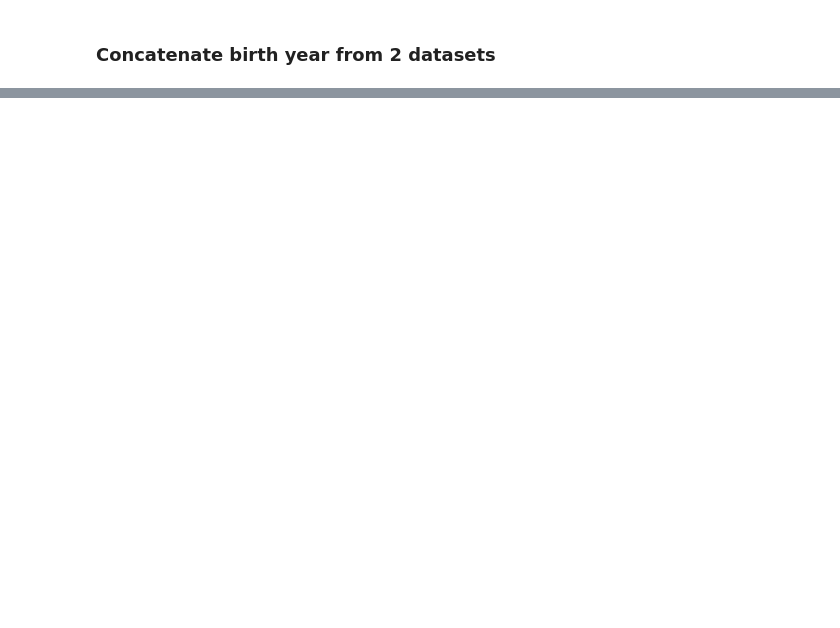
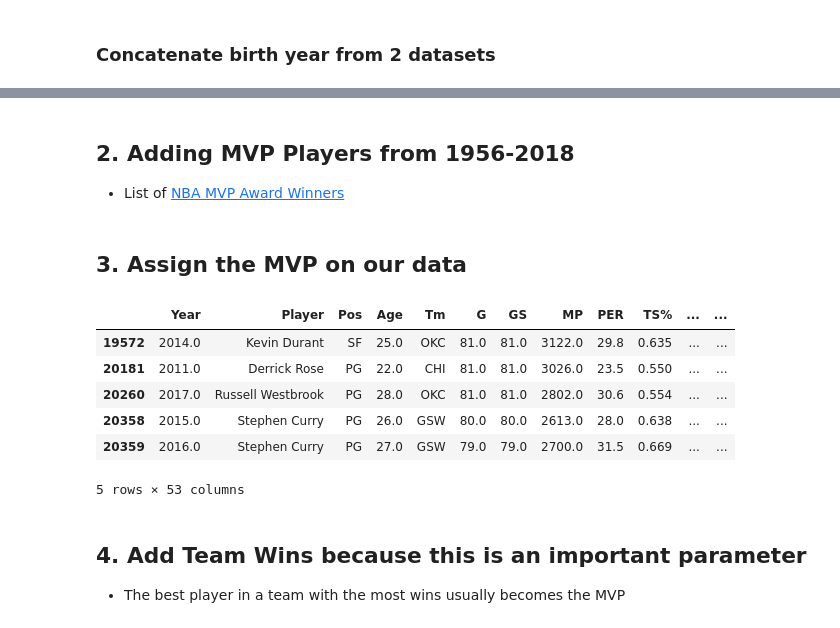
Before and after one commit to SamuelFolledo/DS2.1-Machine-Learning, a Jupyter notebook: Final Project/Final Project.ipynb, the cells around one changed output, grey strips where cells are left out. Cells and saved outputs as stored; diff of their text form; code cells hidden in the pictures; blank space fills up the shorter version.

```diff
--- a/Final Project/Final Project.ipynb
+++ b/Final Project/Final Project.ipynb
@@ -277,0 +283,2 @@ born
+# %%
+data = data[data["Tm"] !="TOT"]
@@ -277,0 +294,11 @@ born
+# %%
+data["PPG"] = data["PTS"] / data["G"]
+data["APG"] = data["AST"] / data["G"]
+data["RPG"] = data["TRB"] / data["G"]
+data["SPG"] = data["STL"] / data["G"]
+data["BPG"] = data["BLK"] / data["G"]
+data["FPG"] = data["PF"] / data["G"]
+data["TOVPG"] = data["TOV"] / data["G"]
+# %% [markdown]
+## 2. Adding MVP Players from 1956-2018
+- List of [NBA MVP Award Winners](https://www.nba.com/history/awards/mvp)
@@ -277,0 +340,25 @@ born
+# %% [markdown]
+## 3. Assign the MVP on our data
+# %%
+data['MVP'] = 0                       # make a new column called MVP and have all its values 0
+for i, row in data.iterrows():        # loop through each row in our data
+    for k, v in mvp_players.items():  # loop through each MVP
+        for year in v:                # loop through each year the player was an MVP
+            if row['Player'] != k:
+                break
+            elif(row['Year'] == year) & (row['Player'] == k):   # if we find the player at the same year...
+                data.loc[i, 'MVP'] = 1                          # make their MVP value = 1
+                break
+# %%
+data[data["MVP"]==1].tail() #show the most recent MVPs
+# %% [output]
+|  | Year | Player | Pos | Age | Tm | G | GS | MP | PER | TS% | ... | ... |
+| 19572 | 2014.0 | Kevin Durant | SF | 25.0 | OKC | 81.0 | 81.0 | 3122.0 | 29.8 | 0.635 | ... | ... |
+| 20181 | 2011.0 | Derrick Rose | PG | 22.0 | CHI | 81.0 | 81.0 | 3026.0 | 23.5 | 0.550 | ... | ... |
+| 20260 | 2017.0 | Russell Westbrook | PG | 28.0 | OKC | 81.0 | 81.0 | 2802.0 | 30.6 | 0.554 | ... | ... |
+| 20358 | 2015.0 | Stephen Curry | PG | 26.0 | GSW | 80.0 | 80.0 | 2613.0 | 28.0 | 0.638 | ... | ... |
+| 20359 | 2016.0 | Stephen Curry | PG | 27.0 | GSW | 79.0 | 79.0 | 2700.0 | 31.5 | 0.669 | ... | ... |
+5 rows × 53 columns
+# %% [markdown]
+## 4. Add Team Wins because this is an important parameter
+- The best player in a team with the most wins usually becomes the MVP
```
Also changed, not shown: parts of 19 cells of this notebook.
